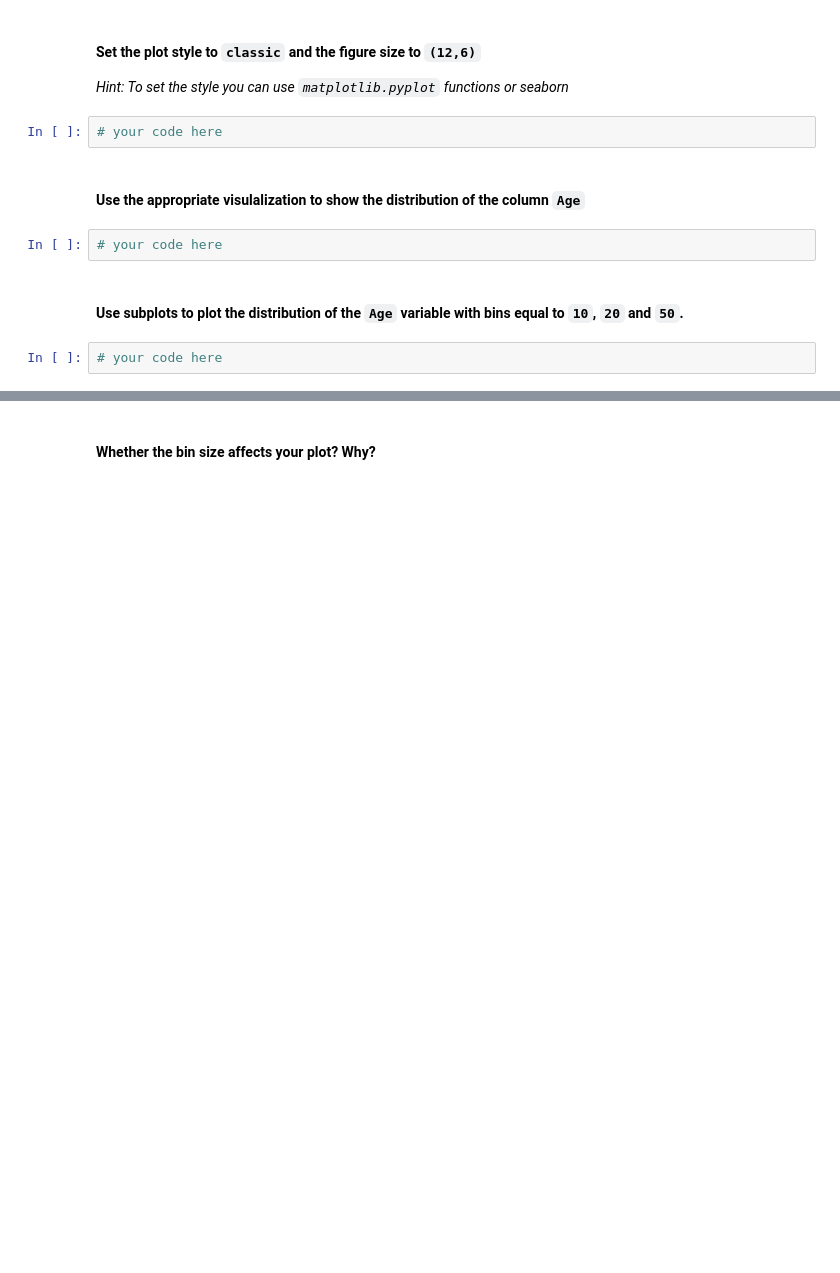
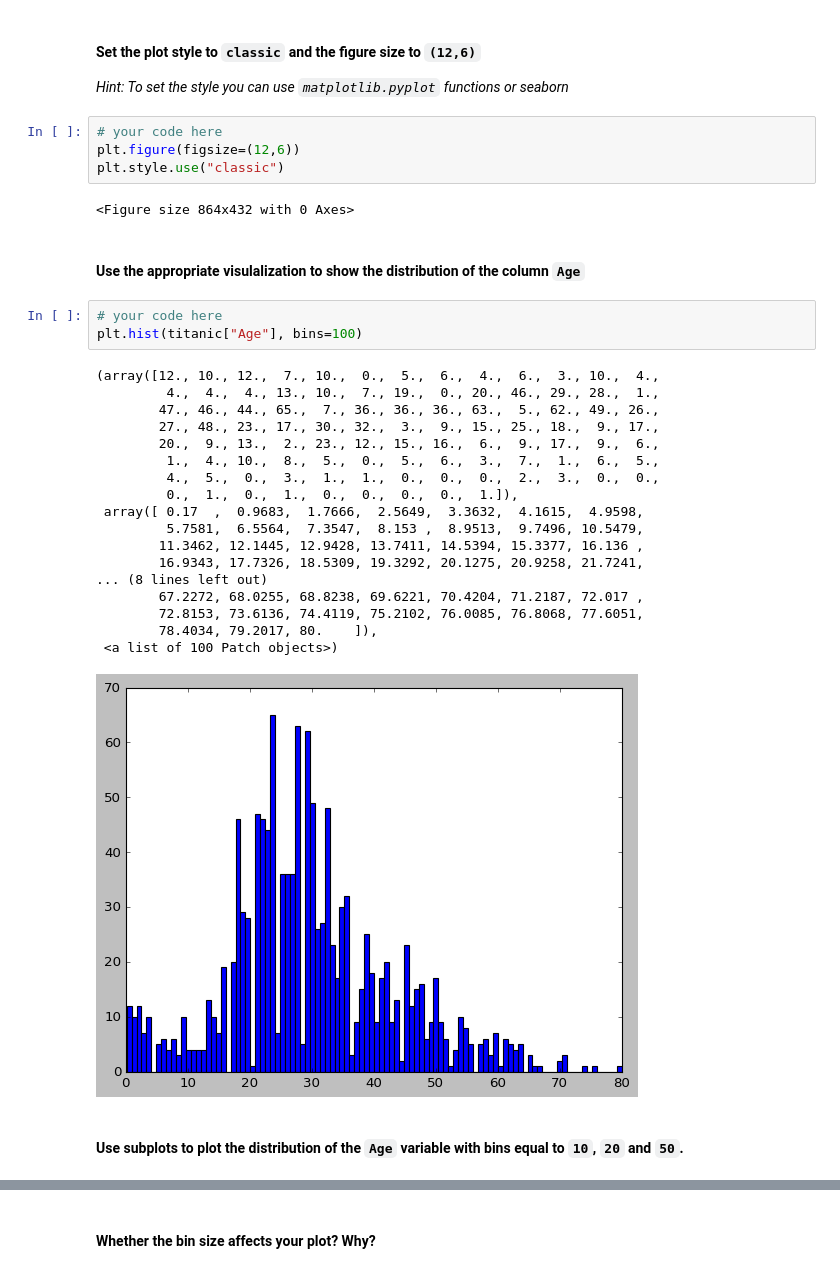
Before and after one commit to ironhack-datalabs/datamad0320, a Jupyter notebook: module-2/lab-matplotlib-seaborn/your-code/challenge-3.ipynb, the cells around one changed output, grey strips where cells are left out. Saved outputs shown, nothing was run; the diff lists cells and outputs as text; blank space fills up the shorter version.

```diff
--- a/module-2/lab-matplotlib-seaborn/your-code/challenge-3.ipynb
+++ b/module-2/lab-matplotlib-seaborn/your-code/challenge-3.ipynb
@@ -37,11 +82,33 @@ titanic.head()
 *Hint: To set the style you can use `matplotlib.pyplot` functions or seaborn*
 # %%
 # your code here
+plt.figure(figsize=(12,6))
+plt.style.use("classic")
+# %% [output]
+<Figure size 864x432 with 0 Axes>
 # %% [markdown]
 #### Use the appropriate visulalization to show the distribution of the column `Age`
 # %%
 # your code here
+plt.hist(titanic["Age"], bins=100)
+# %% [output]
+(array([12., 10., 12.,  7., 10.,  0.,  5.,  6.,  4.,  6.,  3., 10.,  4.,
+         4.,  4.,  4., 13., 10.,  7., 19.,  0., 20., 46., 29., 28.,  1.,
+        47., 46., 44., 65.,  7., 36., 36., 36., 63.,  5., 62., 49., 26.,
+        27., 48., 23., 17., 30., 32.,  3.,  9., 15., 25., 18.,  9., 17.,
+        20.,  9., 13.,  2., 23., 12., 15., 16.,  6.,  9., 17.,  9.,  6.,
+         1.,  4., 10.,  8.,  5.,  0.,  5.,  6.,  3.,  7.,  1.,  6.,  5.,
+         4.,  5.,  0.,  3.,  1.,  1.,  0.,  0.,  0.,  2.,  3.,  0.,  0.,
+         0.,  1.,  0.,  1.,  0.,  0.,  0.,  0.,  1.]),
+ array([ 0.17  ,  0.9683,  1.7666,  2.5649,  3.3632,  4.1615,  4.9598,
+         5.7581,  6.5564,  7.3547,  8.153 ,  8.9513,  9.7496, 10.5479,
+        11.3462, 12.1445, 12.9428, 13.7411, 14.5394, 15.3377, 16.136 ,
+        16.9343, 17.7326, 18.5309, 19.3292, 20.1275, 20.9258, 21.7241,
+... (8 lines left out)
+        67.2272, 68.0255, 68.8238, 69.6221, 70.4204, 71.2187, 72.017 ,
+        72.8153, 73.6136, 74.4119, 75.2102, 76.0085, 76.8068, 77.6051,
+        78.4034, 79.2017, 80.    ]),
+ <a list of 100 Patch objects>)
+[figure, added]
 # %% [markdown]
 #### Use subplots to plot the distribution of the `Age` variable with bins equal to `10`, `20` and `50`.
-# %%
-# your code here
```
Also changed, not shown: parts of 24 cells of this notebook, 2 other files.
